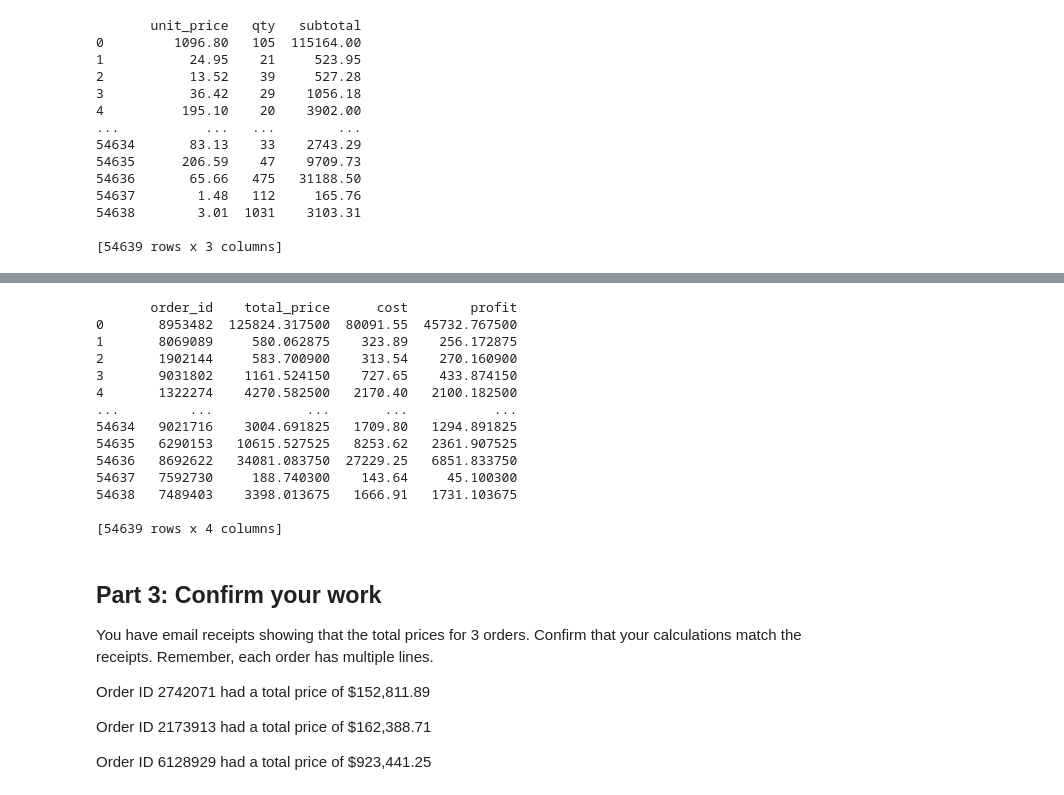
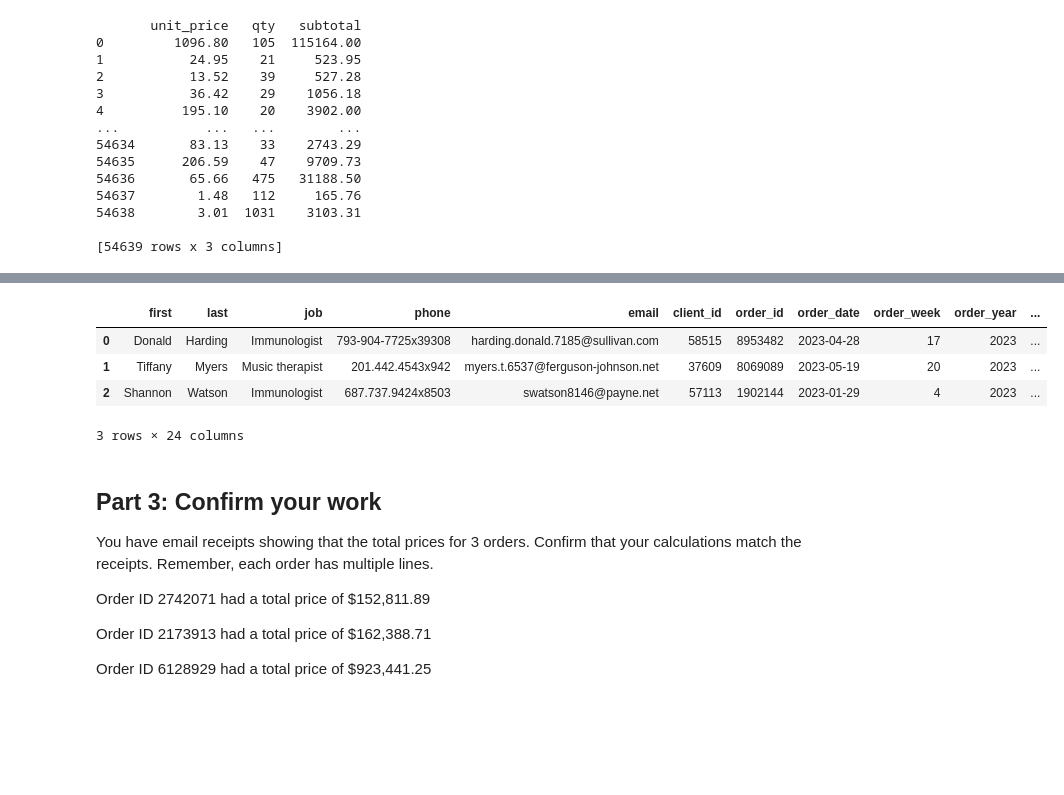
Before and after one commit to albeli/pandas-challenge-1, a Jupyter notebook: module_4_challenge.ipynb, the cells around one changed output, grey strips where cells are left out. Drawn from its saved outputs; the diff is of its cells as text; code cells hidden in the pictures; blank space fills up the shorter version.

```diff
--- a/module_4_challenge.ipynb
+++ b/module_4_challenge.ipynb
@@ -267,24 +269,16 @@ print(df[['order_id', 'unit_cost', 'qty', 'shipping_price', 'cost']])
 # %%
 # Create a column for the profit of
 # each line using line cost and line price
 
 df['profit'] = df['total_price'] - df['cost']
-print(df[['order_id', 'total_price', 'cost', 'profit']])
+# print(df[['order_id', 'total_price', 'cost', 'profit']])
+df.head(3)
 # %% [output]
+|  | first | last | job | phone | email | client_id | order_id | order_date | order_week | order_year | ... |
+| 0 | Donald | Harding | Immunologist | 793-904-7725x39308 | harding.donald.7185@sullivan.com | 58515 | 8953482 | 2023-04-28 | 17 | 2023 | ... |
+| 1 | Tiffany | Myers | Music therapist | 201.442.4543x942 | myers.t.6537@ferguson-johnson.net | 37609 | 8069089 | 2023-05-19 | 20 | 2023 | ... |
+| 2 | Shannon | Watson | Immunologist | 687.737.9424x8503 | swatson8146@payne.net | 57113 | 1902144 | 2023-01-29 | 4 | 2023 | ... |
-       order_id    total_price      cost        profit
-0       8953482  125824.317500  80091.55  45732.767500
-1       8069089     580.062875    323.89    256.172875
-2       1902144     583.700900    313.54    270.160900
-3       9031802    1161.524150    727.65    433.874150
-4       1322274    4270.582500   2170.40   2100.182500
-...         ...            ...       ...           ...
-54634   9021716    3004.691825   1709.80   1294.891825
-54635   6290153   10615.527525   8253.62   2361.907525
-54636   8692622   34081.083750  27229.25   6851.833750
-54637   7592730     188.740300    143.64     45.100300
-54638   7489403    3398.013675   1666.91   1731.103675
-
-[54639 rows x 4 columns]
+3 rows × 24 columns
 # %% [markdown]
 ## Part 3: Confirm your work
 You have email receipts showing that the total prices for 3 orders. Confirm that your calculations match the receipts. Remember, each order has multiple lines.
```
Also changed, not shown: parts of 13 cells of this notebook.
